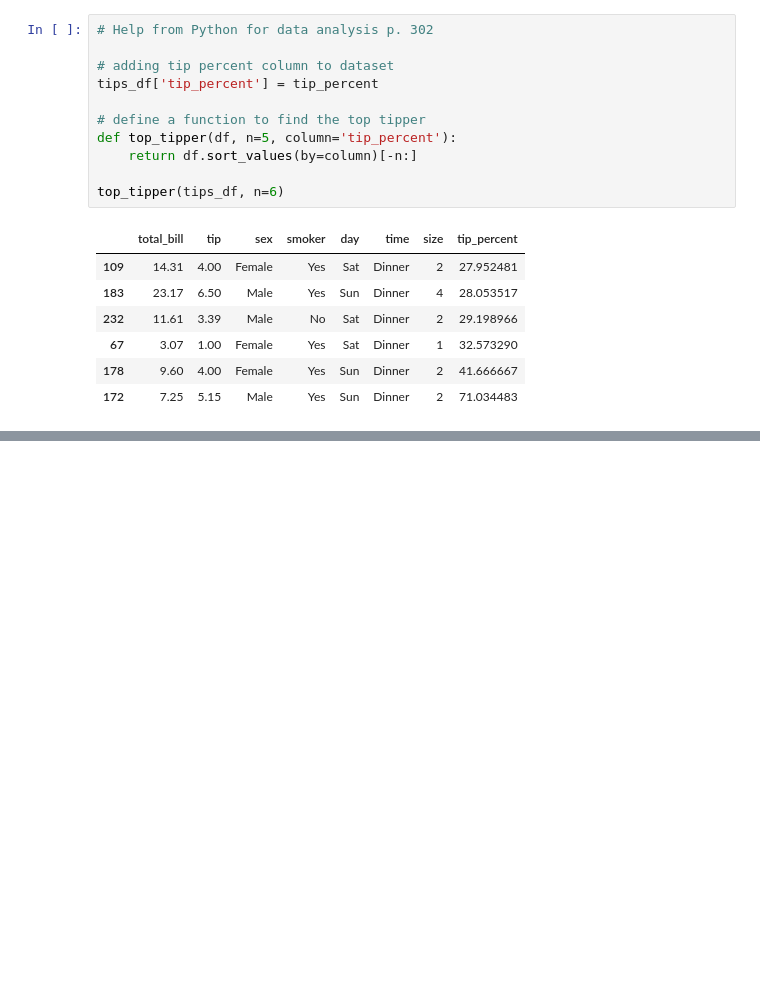
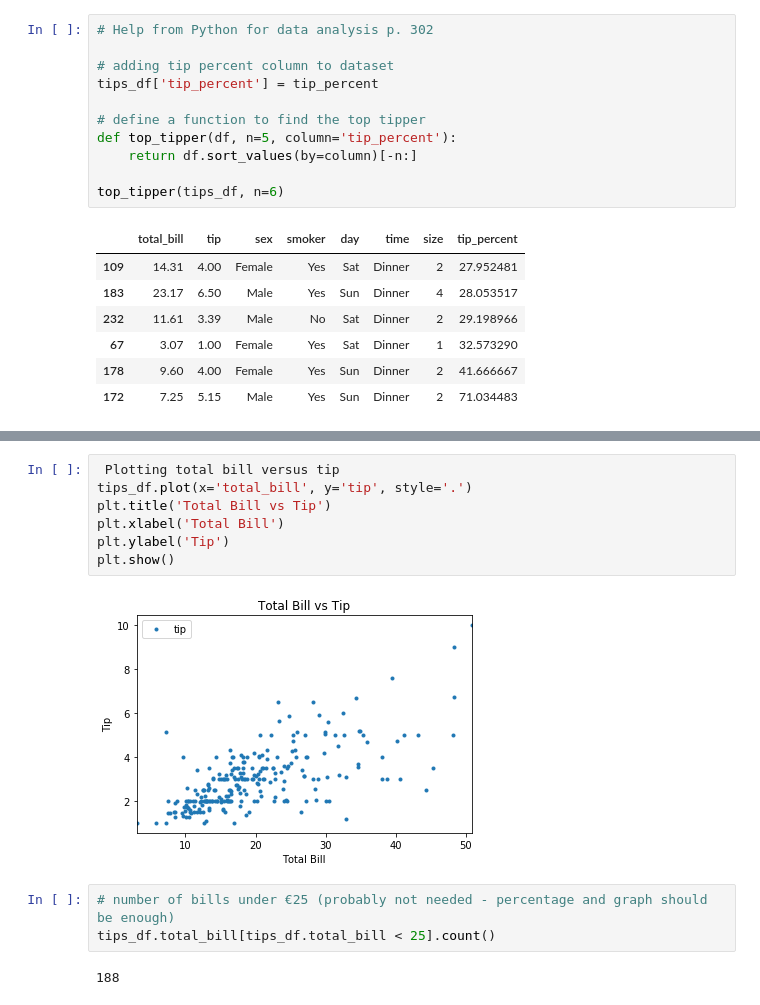
Before and after one commit to jennifer-ryan/fundamentals-project, a Jupyter notebook: tips_database_analysis.ipynb, the cells around one changed output, grey strips where cells are left out. Saved outputs shown, nothing was run; the diff lists cells and outputs as text; blank space fills up the shorter version.

```diff
--- a/tips_database_analysis.ipynb
+++ b/tips_database_analysis.ipynb
@@ -256,0 +268,14 @@ top_tipper(tips_df, n=6)
+# %%
+ Plotting total bill versus tip
+tips_df.plot(x='total_bill', y='tip', style='.')
+plt.title('Total Bill vs Tip')
+plt.xlabel('Total Bill')
+plt.ylabel('Tip')
+plt.show()
+# %% [output]
+[figure, added]
+# %%
+# number of bills under €25 (probably not needed - percentage and graph should be enough)
+tips_df.total_bill[tips_df.total_bill < 25].count()
+# %% [output]
+188
```
Also changed, not shown: parts of 21 cells of this notebook.
